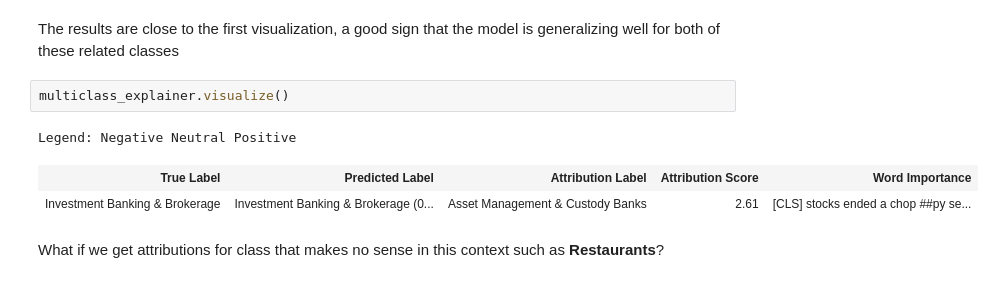
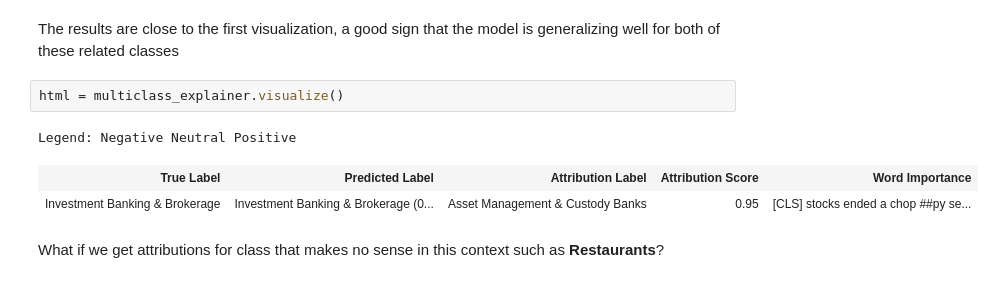
Before and after one commit to cdpierse/transformers-interpret, a Jupyter notebook: notebooks/multiclass_classification_example.ipynb, the cells around one changed output. Saved outputs shown, nothing was run; the diff lists cells and outputs as text.

```diff
--- a/notebooks/multiclass_classification_example.ipynb
+++ b/notebooks/multiclass_classification_example.ipynb
@@ -108,12 +108,12 @@ attributions.word_attributions
  ('[SEP]', 0.0)]
 # %% [markdown]
 The results are close to the first visualization, a good sign that the model is generalizing well for both of these related classes
-# %%
-multiclass_explainer.visualize()
-# %% [output]
-Legend: Negative Neutral Positive
-| True Label | Predicted Label | Attribution Label | Attribution Score | Word Importance |
-| Investment Banking & Brokerage | Investment Banking & Brokerage (0... | Asset Management & Custody Banks | 2.61 | [CLS] stocks ended a chop ##py se... |
+# %%
+html = multiclass_explainer.visualize()
+# %% [output]
+Legend: Negative Neutral Positive
+| True Label | Predicted Label | Attribution Label | Attribution Score | Word Importance |
+| Investment Banking & Brokerage | Investment Banking & Brokerage (0... | Asset Management & Custody Banks | 0.95 | [CLS] stocks ended a chop ##py se... |
 # %% [markdown]
 What if we get attributions for class that makes no sense in this context such as __Restaurants__?
 # %%
```
Also changed, not shown: parts of 7 cells of this notebook, 2 other files.
